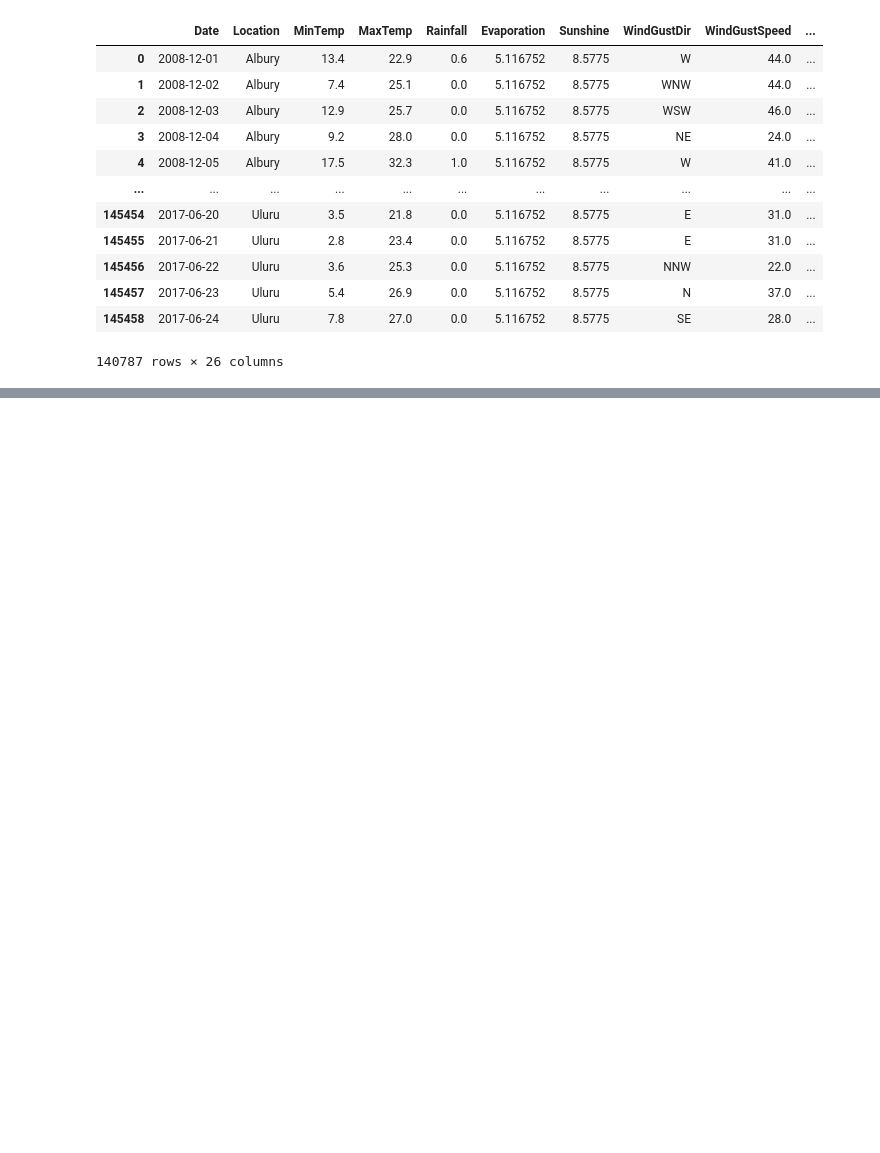
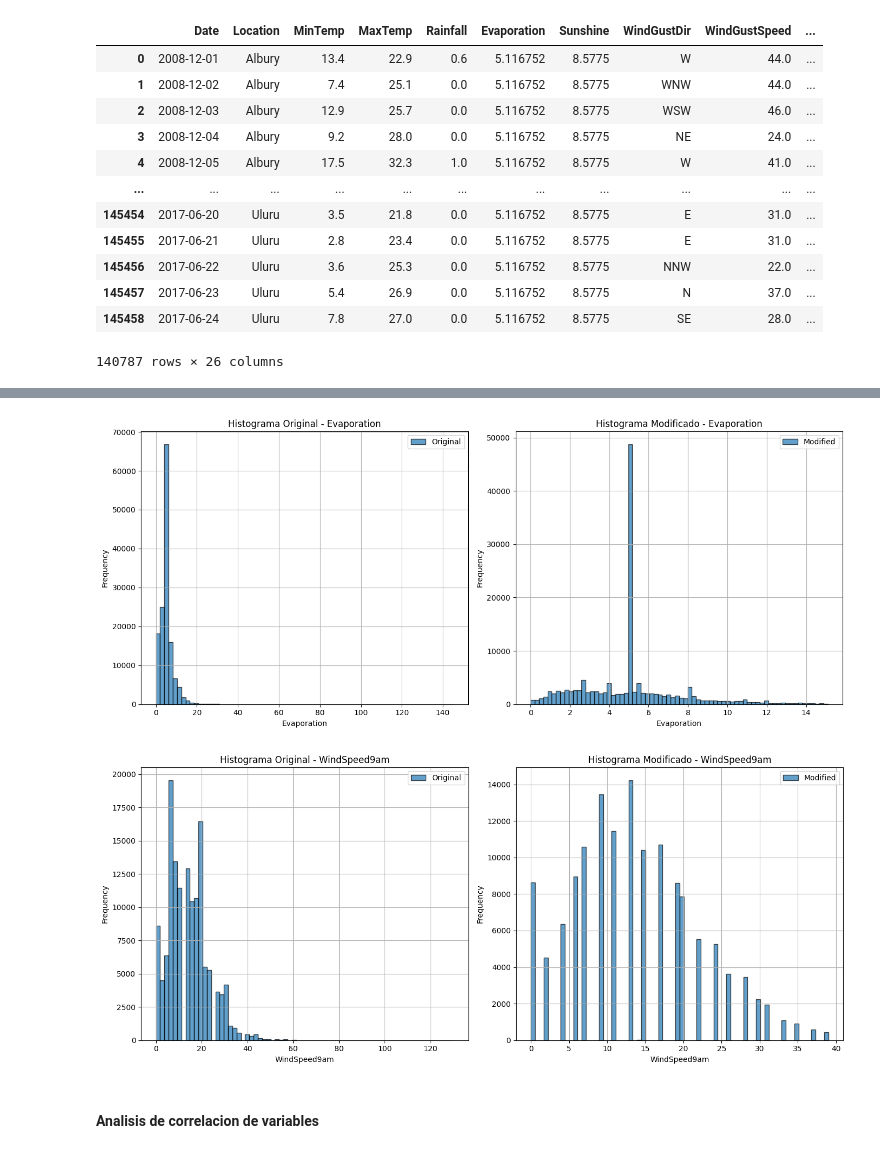
Before and after one commit to diegosarina-ceia/AMq1, a Jupyter notebook: weather_analysis/punto3.ipynb, the cells around one changed output, grey strips where cells are left out. Drawn from its saved outputs; the diff is of its cells as text; code cells hidden in the pictures; blank space fills up the shorter version.

```diff
--- a/weather_analysis/punto3.ipynb
+++ b/weather_analysis/punto3.ipynb
@@ -543,0 +607,4 @@ numeric_cols_outlier = [col for col in numeric_cols if col not in columns_to_exc
+# %%
+# ME VOY A GUARDAR UNA COPIA DEL DATASET
+
+dataset_clean_bkp = dataset_clean.copy(deep=True)
@@ -544,2 +667,35 @@ numeric_cols_outlier = [col for col in numeric_cols if col not in columns_to_exc
+# %%
+def plot_histogram_comparison(original_df, modified_df, column, bins=70):
+    plt.figure(figsize=(14, 6))
+
+    # Histograma df original
+    plt.subplot(1, 2, 1)
+    plt.hist(original_df[column], bins=bins, edgecolor='black', alpha=0.7, label='Original')
+    plt.title(f'Histograma Original - {column}')
+    plt.xlabel(column)
+    plt.ylabel('Frequency')
+    plt.grid(True)
+    plt.legend()
+
+    # Histograma df modificado
+    plt.subplot(1, 2, 2)
+    plt.hist(modified_df[column], bins=bins, edgecolor='black', alpha=0.7, label='Modified')
+    plt.title(f'Histograma Modificado - {column}')
+    plt.xlabel(column)
+    plt.ylabel('Frequency')
+    plt.grid(True)
+    plt.legend()
+
+    plt.tight_layout()
+    plt.show()
+
+
+plot_histogram_comparison(dataset_clean_bkp, dataset_clean, "Evaporation")
+plot_histogram_comparison(dataset_clean_bkp, dataset_clean,"WindSpeed9am")
+# %% [output]
+[figure, added]
+[figure, added]
+# %% [markdown]
+#### Analisis de correlacion de variables
 # %%
 corr_matrix = dataset_clean[numeric_cols].corr()
```
Also changed, not shown: parts of 15 cells of this notebook, 2 other files.
